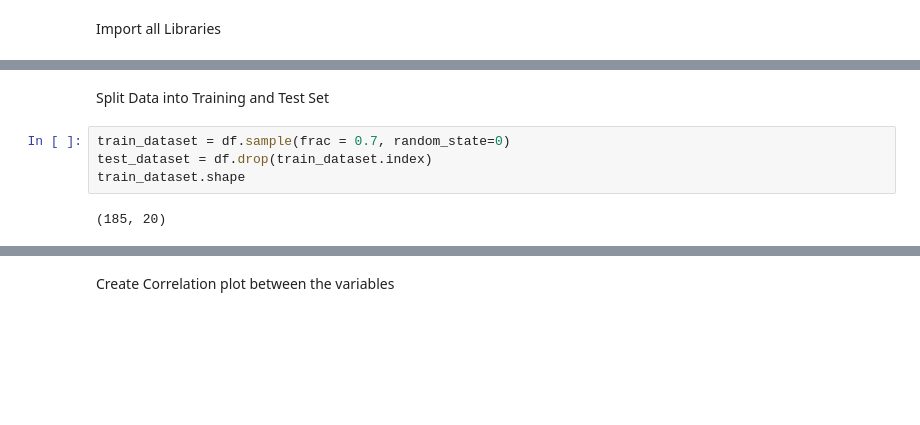
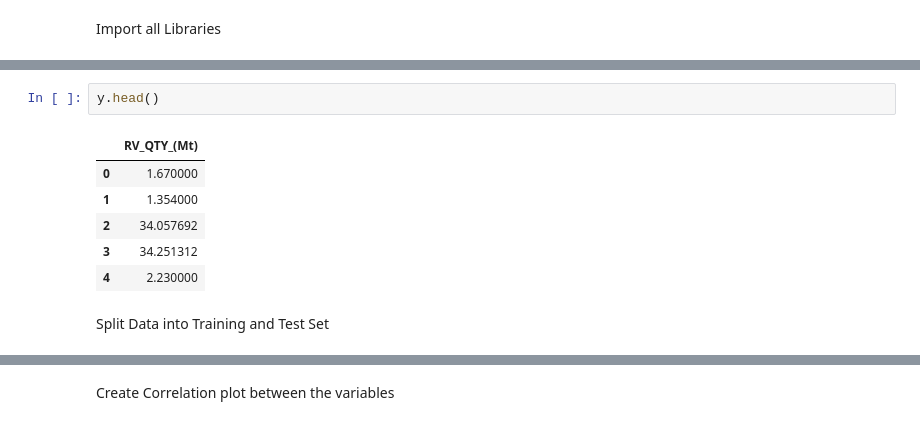
Before and after one commit to AbelJames26/Project_Mining, a Jupyter notebook: project.ipynb, the cells around one changed output, grey strips where cells are left out. Drawn from its saved outputs; the diff is of its cells as text; blank space fills up the shorter version.

```diff
--- a/project.ipynb
+++ b/project.ipynb
@@ -33,8 +66,11 @@ df
+# %%
+y.head()
+# %% [output]
+|  | RV_QTY_(Mt) |
+| 0 | 1.670000 |
+| 1 | 1.354000 |
+| 2 | 34.057692 |
+| 3 | 34.251312 |
+| 4 | 2.230000 |
 # %% [markdown]
 Split Data into Training and Test Set
-# %%
-train_dataset = df.sample(frac = 0.7, random_state=0)
-test_dataset = df.drop(train_dataset.index)
-train_dataset.shape
-# %% [output]
-(185, 20)
```
Also changed, not shown: parts of 29 cells of this notebook.
